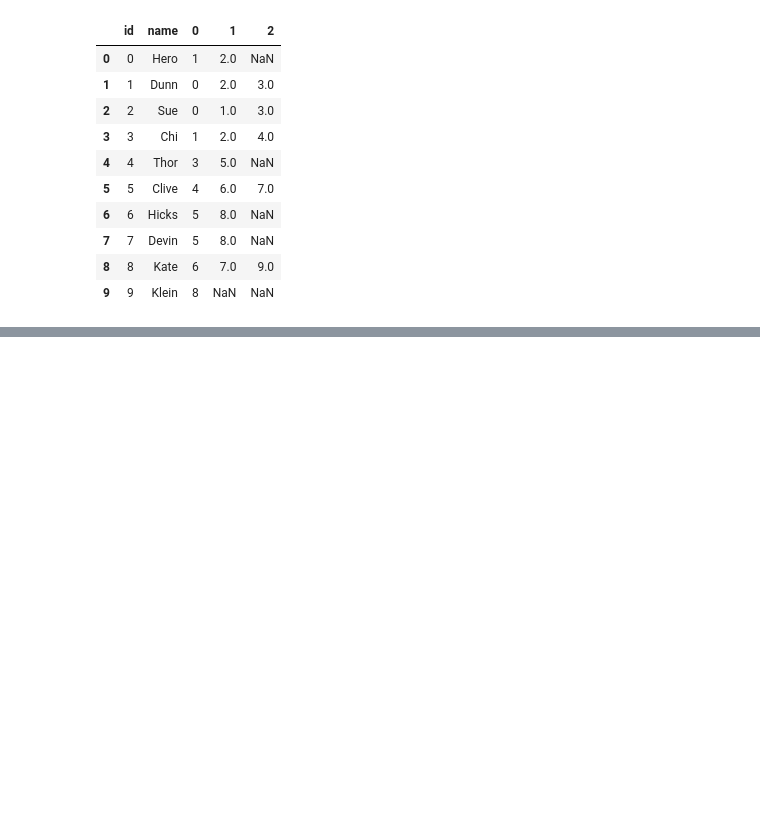
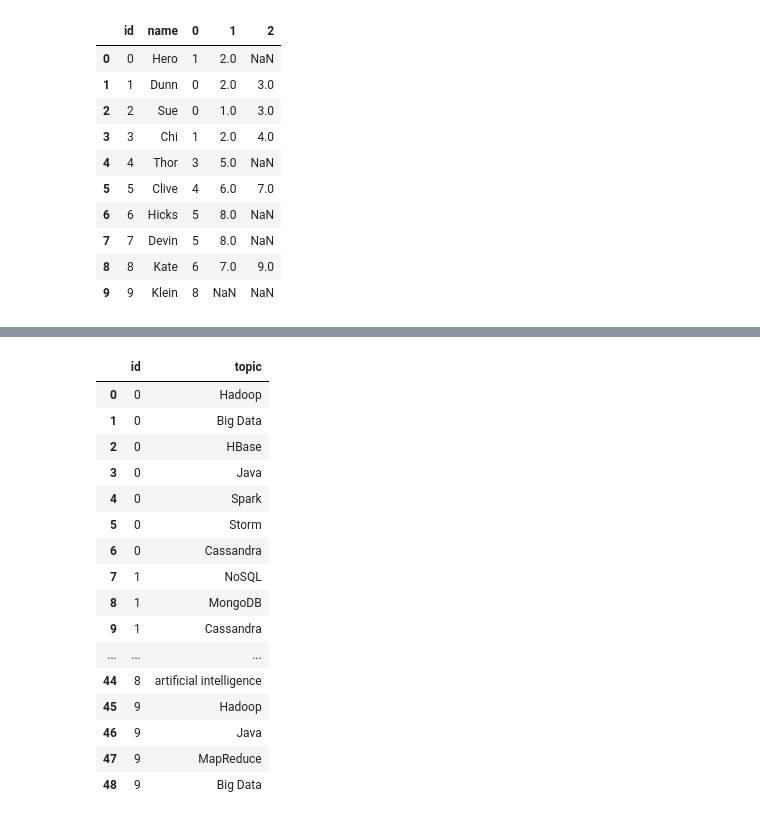
Before and after one commit to PaulApivat/dsfs, a Jupyter notebook: ch1/friendship_network.ipynb, the cells around one changed output, grey strips where cells are left out. Cells and saved outputs as stored; diff of their text form; code cells hidden in the pictures; blank space fills up the shorter version.

```diff
--- a/ch1/friendship_network.ipynb
+++ b/ch1/friendship_network.ipynb
@@ -204,0 +288,21 @@ NameError: name 'number_of_friends' is not defined
+# %%
+interests_df = pd.DataFrame(interests, columns = ['id', 'topic'])
+interests_df
+# %% [output]
+|  | id | topic |
+| 0 | 0 | Hadoop |
+| 1 | 0 | Big Data |
+| 2 | 0 | HBase |
+| 3 | 0 | Java |
+| 4 | 0 | Spark |
+| 5 | 0 | Storm |
+| 6 | 0 | Cassandra |
+| 7 | 1 | NoSQL |
+| 8 | 1 | MongoDB |
+| 9 | 1 | Cassandra |
+| ... | ... | ... |
+| 44 | 8 | artificial intelligence |
+| 45 | 9 | Hadoop |
+| 46 | 9 | Java |
+| 47 | 9 | MapReduce |
+| 48 | 9 | Big Data |
```
Also changed, not shown: parts of 6 cells of this notebook.
